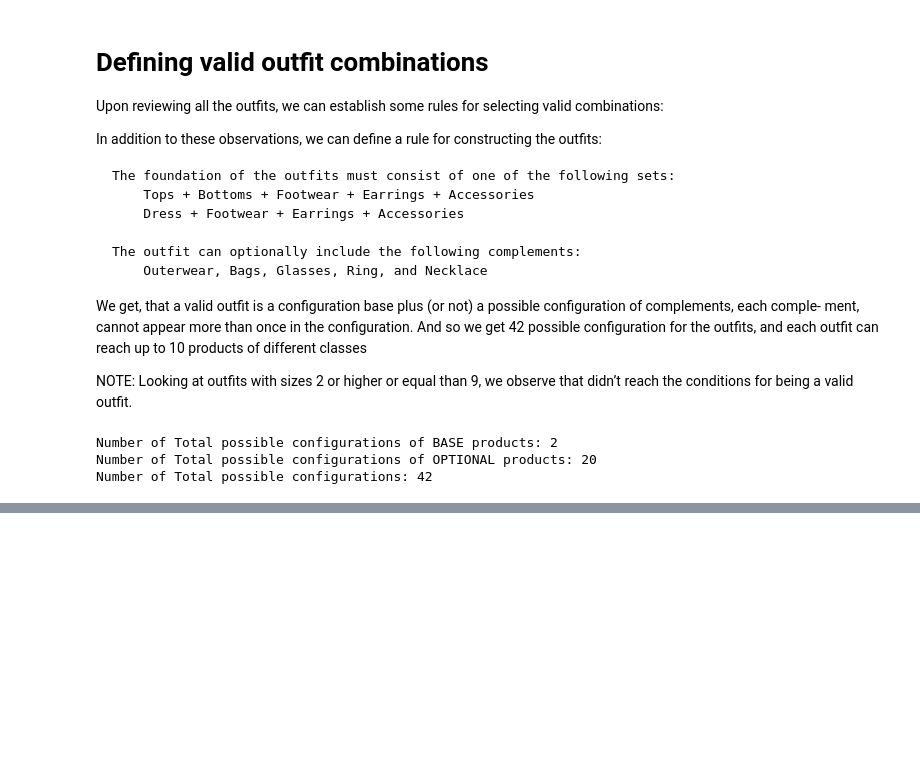
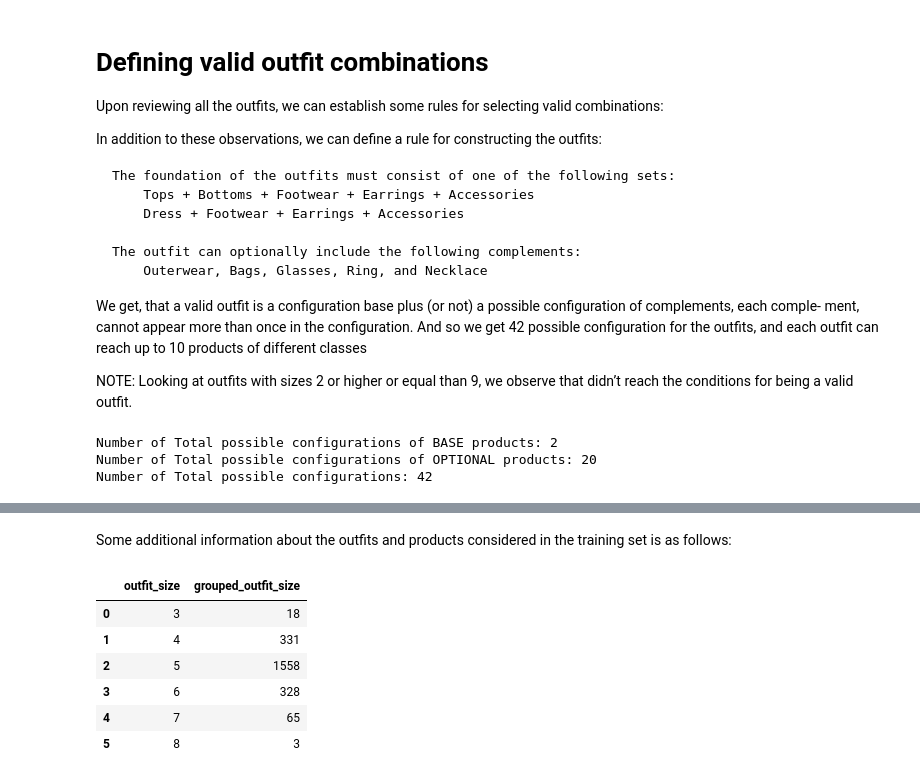
Before and after one commit to Francesco7D2/vaes-fashion-compatibility, a Jupyter notebook: notebooks/exploratory-data-analysis.ipynb, the cells around one changed output, grey strips where cells are left out. Saved outputs shown, nothing was run; the diff lists cells and outputs as text; code cells hidden in the pictures; blank space fills up the shorter version.

```diff
--- a/notebooks/exploratory-data-analysis.ipynb
+++ b/notebooks/exploratory-data-analysis.ipynb
@@ -454,0 +469,14 @@ df_outfit_products_sel
+# %% [markdown]
+Some additional information about the outfits and products considered in the training set is as follows:
+# %%
+name_set = 'outfit'
+code_sets = 'cod_outfit'
+get_grouped_counts(df_outfit_products_sel, code_sets, name_set)
+# %% [output]
+|  | outfit_size | grouped_outfit_size |
+| 0 | 3 | 18 |
+| 1 | 4 | 331 |
+| 2 | 5 | 1558 |
+| 3 | 6 | 328 |
+| 4 | 7 | 65 |
+| 5 | 8 | 3 |
```
Also changed, not shown: parts of 14 cells of this notebook, 6 other files.
